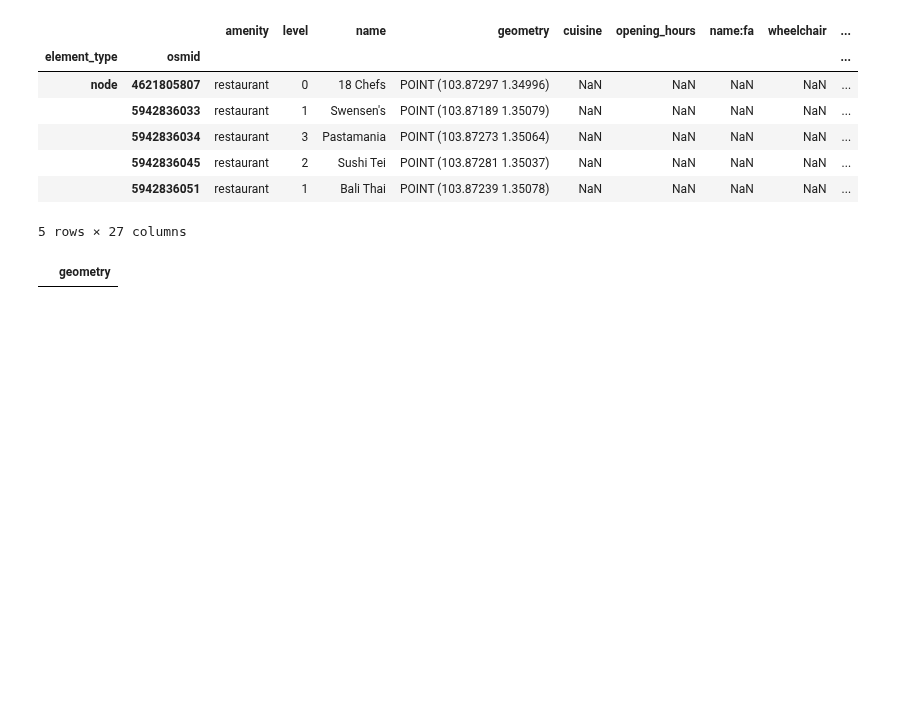
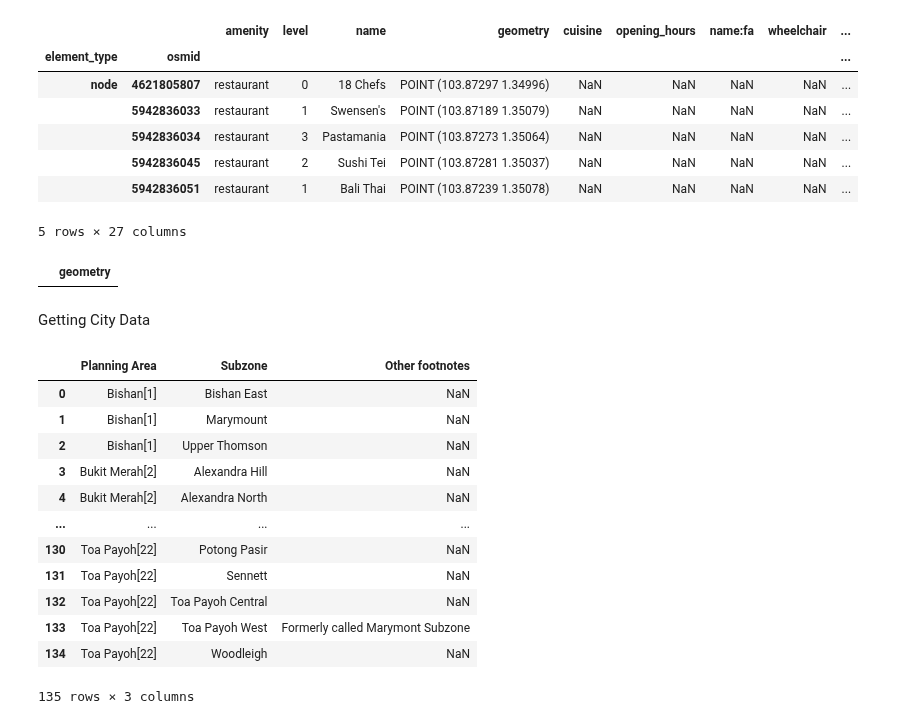
Before and after one commit to mcmanus-git/Singapore-HDB, a Jupyter notebook: michael/EDA/gather_address_info.ipynb, the cells around one changed output. Saved outputs shown, nothing was run; the diff lists cells and outputs as text; code cells hidden in the pictures; blank space fills up the shorter version.

```diff
--- a/michael/EDA/gather_address_info.ipynb
+++ b/michael/EDA/gather_address_info.ipynb
@@ -111,3 +111,5 @@ cafe = ox.geometries_from_place(place, tags=tags)
 cafe.head()
 # %% [output]
 |  | geometry |
+# %% [markdown]
+Getting City Data
@@ -113,0 +118,17 @@ cafe.head()
+# %%
+cities = pd.DataFrame(pd.read_html('https://en.wikipedia.org/wiki/List_of_places_in_Singapore')[1])
+cities
+# %% [output]
+|  | Planning Area | Subzone | Other footnotes |
+| 0 | Bishan[1] | Bishan East | NaN |
+| 1 | Bishan[1] | Marymount | NaN |
+| 2 | Bishan[1] | Upper Thomson | NaN |
+| 3 | Bukit Merah[2] | Alexandra Hill | NaN |
+| 4 | Bukit Merah[2] | Alexandra North | NaN |
+| ... | ... | ... | ... |
+| 130 | Toa Payoh[22] | Potong Pasir | NaN |
+| 131 | Toa Payoh[22] | Sennett | NaN |
+| 132 | Toa Payoh[22] | Toa Payoh Central | NaN |
+| 133 | Toa Payoh[22] | Toa Payoh West | Formerly called Marymont Subzone |
+| 134 | Toa Payoh[22] | Woodleigh | NaN |
+135 rows × 3 columns
```
Also changed, not shown: parts of 8 cells of this notebook, 12 other files.
